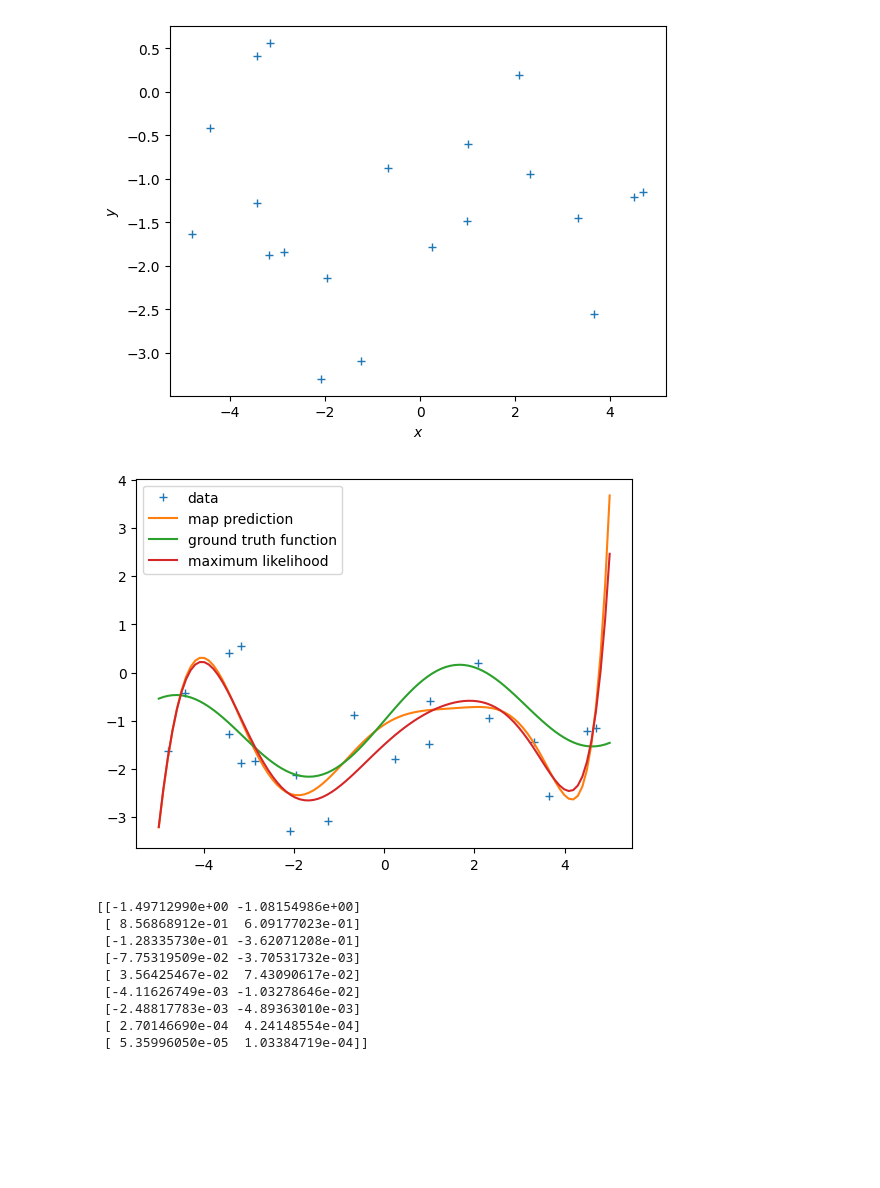
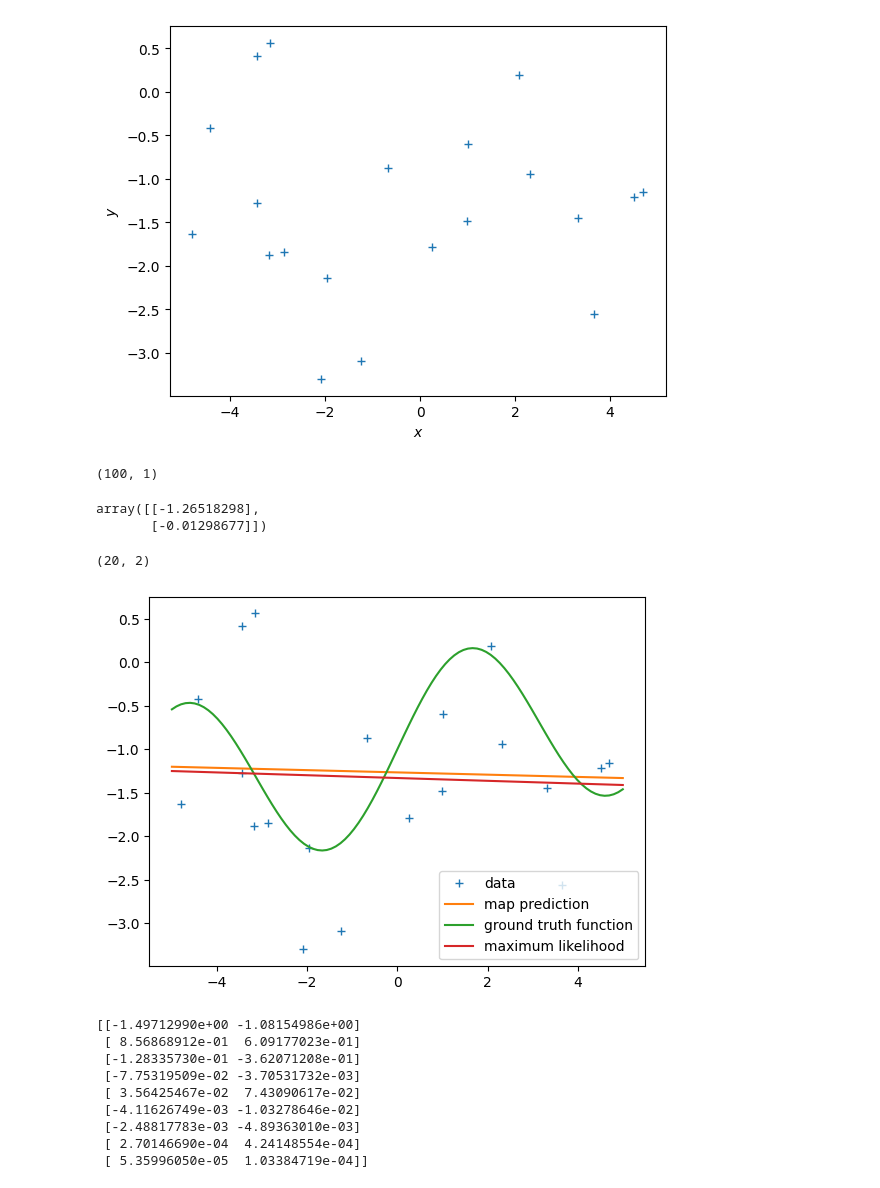
Before and after one commit to jaiswalsuraj487/jaiswalsuraj487.github.io, a Jupyter notebook: demo_notebooks/tutorial_linear_regressionsolution.ipynb, the cells around one changed output. Cells and saved outputs as stored; diff of their text form; code cells hidden in the pictures; blank space fills up the shorter version.

```diff
--- a/demo_notebooks/tutorial_linear_regressionsolution.ipynb
+++ b/demo_notebooks/tutorial_linear_regressionsolution.ipynb
@@ -567,36 +567,49 @@ plt.xlabel("$x$")
 plt.ylabel("$y$");
 # %% [output]
 [figure]
+# %%
+Xtest.shape
+# %% [output]
+(100, 1)
+# %%
+theta_map
+# %% [output]
+array([[-1.26518298],
+       [-0.01298677]])
+# %%
+Phi.shape
+# %% [output]
+(20, 2)
 # %%
 # get the MAP estimate
-K = 8 # polynomial degree
+K = 1 # polynomial degree
 
 
 # feature matrix
 Phi = poly_features(X, K)
 
 theta_map = map_estimate_poly(Phi, y, sigma, alpha)
 
 # maximum likelihood estimate
 theta_ml = nonlinear_features_maximum_likelihood(Phi, y)
 
 Xtest = np.linspace(-5,5,100).reshape(-1,1)
 ytest = g(Xtest, sigma)
 
 Phi_test = poly_features(Xtest, K)
 y_pred_map = Phi_test @ theta_map
 
 y_pred_mle = Phi_test @ theta_ml
 
 plt.figure()
 plt.plot(X, y, '+')
 plt.plot(Xtest, y_pred_map)
 plt.plot(Xtest, g(Xtest, 0))
 plt.plot(Xtest, y_pred_mle)
 
 plt.legend(["data", "map prediction", "ground truth function", "maximum likelihood"]);
 # %% [output]
-[figure, old version]
+[figure, new version]
 # %%
 print(np.hstack([theta_ml, theta_map]))
 # %% [output]
```
Also changed, not shown: 55 other files.
